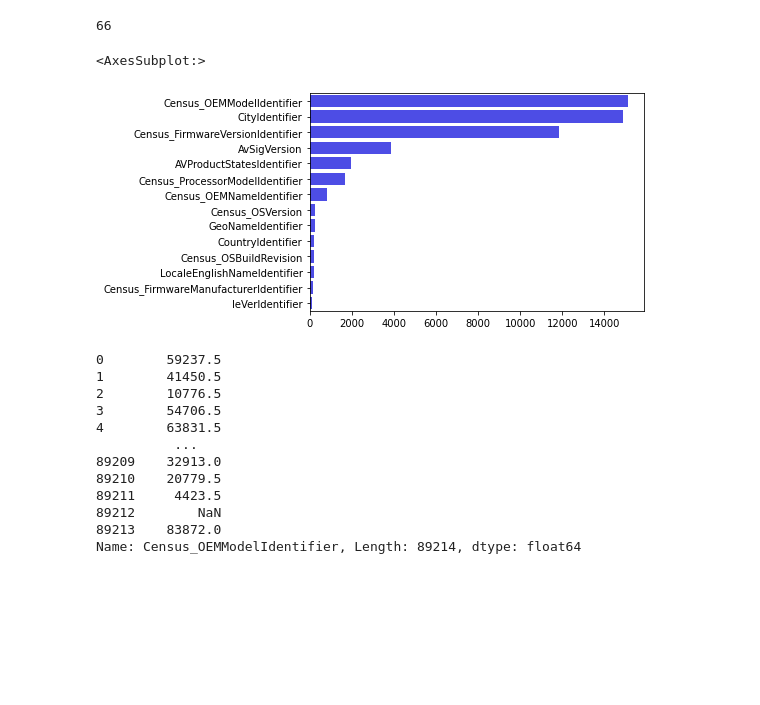
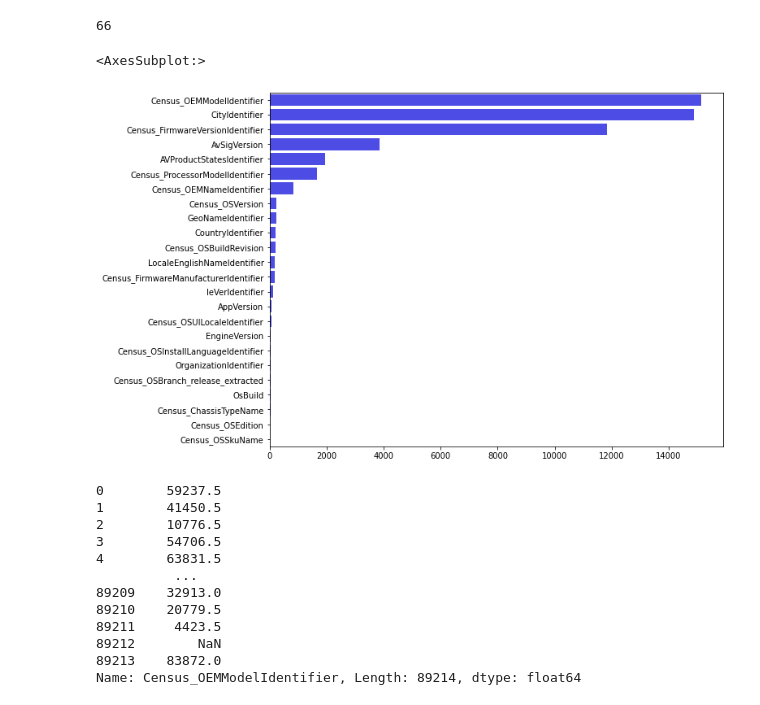
Before and after one commit to marco-riva/Capstone_2, a Jupyter notebook: notebooks/Data_Wrangling.ipynb, the cells around one changed output. Drawn from its saved outputs; the diff is of its cells as text; code cells hidden in the pictures; blank space fills up the shorter version.

```diff
--- a/notebooks/Data_Wrangling.ipynb
+++ b/notebooks/Data_Wrangling.ipynb
@@ -207,0 +424,3 @@ Name: Census_FlightRing, dtype: int64
+# %%
+df.loc[df.Census_PrimaryDiskTypeName == 'UNKNOWN', 'Census_PrimaryDiskTypeName'] = 'Unspecified'
+df.Census_PrimaryDiskTypeName.unique(), df.Census_PrimaryDiskTypeName.isnull().sum()
@@ -207,0 +429,3 @@ Name: Census_FlightRing, dtype: int64
+# %%
+df.loc[df.Census_ChassisTypeName == 'UNKNOWN', 'Census_ChassisTypeName'] = 'Unknown'
+df.Census_ChassisTypeName.unique(), df.Census_ChassisTypeName.isnull().sum()
@@ -207,0 +440,3 @@ Name: Census_FlightRing, dtype: int64
+# %%
+df.loc[df.Census_OSArchitecture == 'arm64', 'Census_OSArchitecture'] = np.nan
+df.Census_OSArchitecture.unique(), df.Census_OSArchitecture.isnull().sum()
@@ -240,0 +486,3 @@ df[num_col].describe().T
+# %%
+df.IsProtected = df.IsProtected.map({np.nan:0, 0:1, 1:2})
+df.IsProtected.unique()
@@ -793,15 +1074,16 @@ len(set(tot_col))
 66
 # %%
 cardinality = df[categorical_col].nunique().sort_values(ascending=False)
-high_cardinality = cardinality[cardinality > 100]
+plt.figure(figsize=(10,8))
+high_cardinality = cardinality[cardinality > 15]
 sns.barplot(y=high_cardinality.index,
             x=high_cardinality.values,
             orient='h',
             color='b',
             alpha=.8)
 # %% [output]
 <AxesSubplot:>
-[figure, old version]
+[figure, new version]
 # %%
 def get_rank(col_name):
     c_dict = Counter(df[col_name])
```
Also changed, not shown: parts of 46 cells of this notebook.
